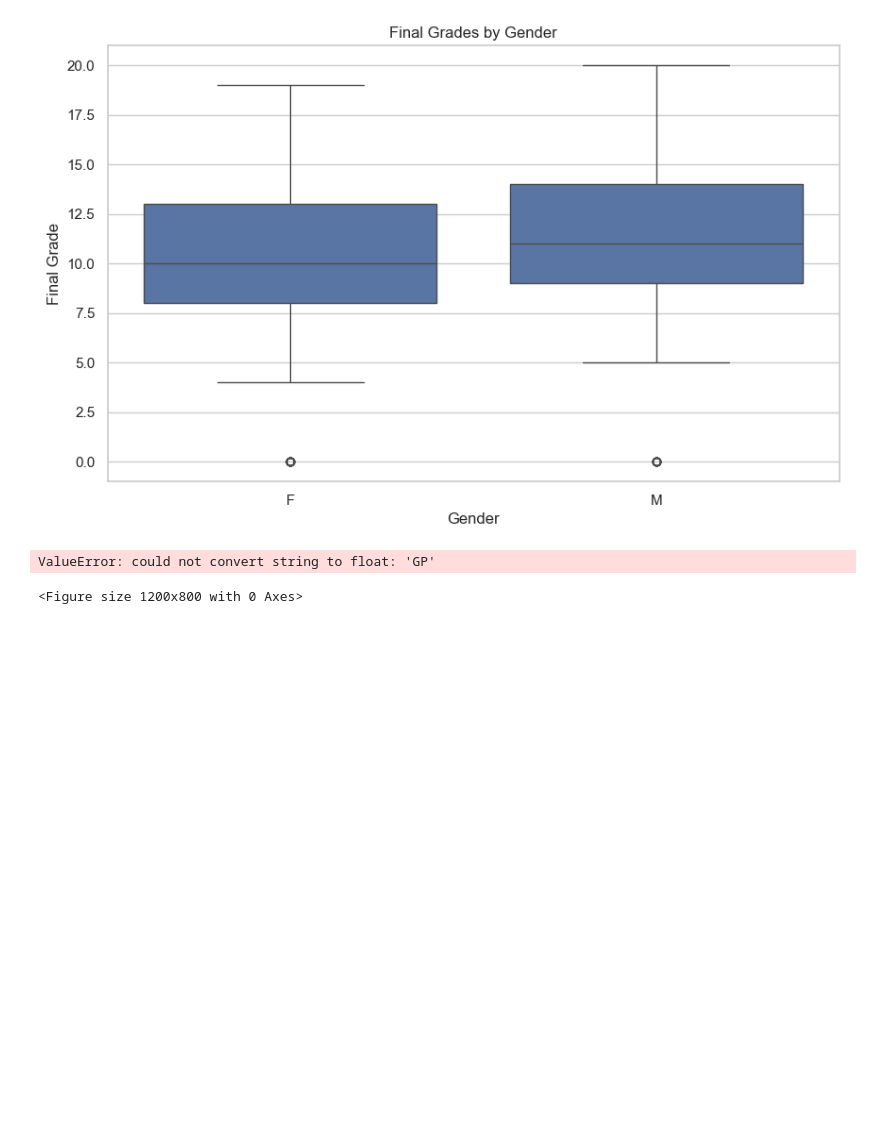
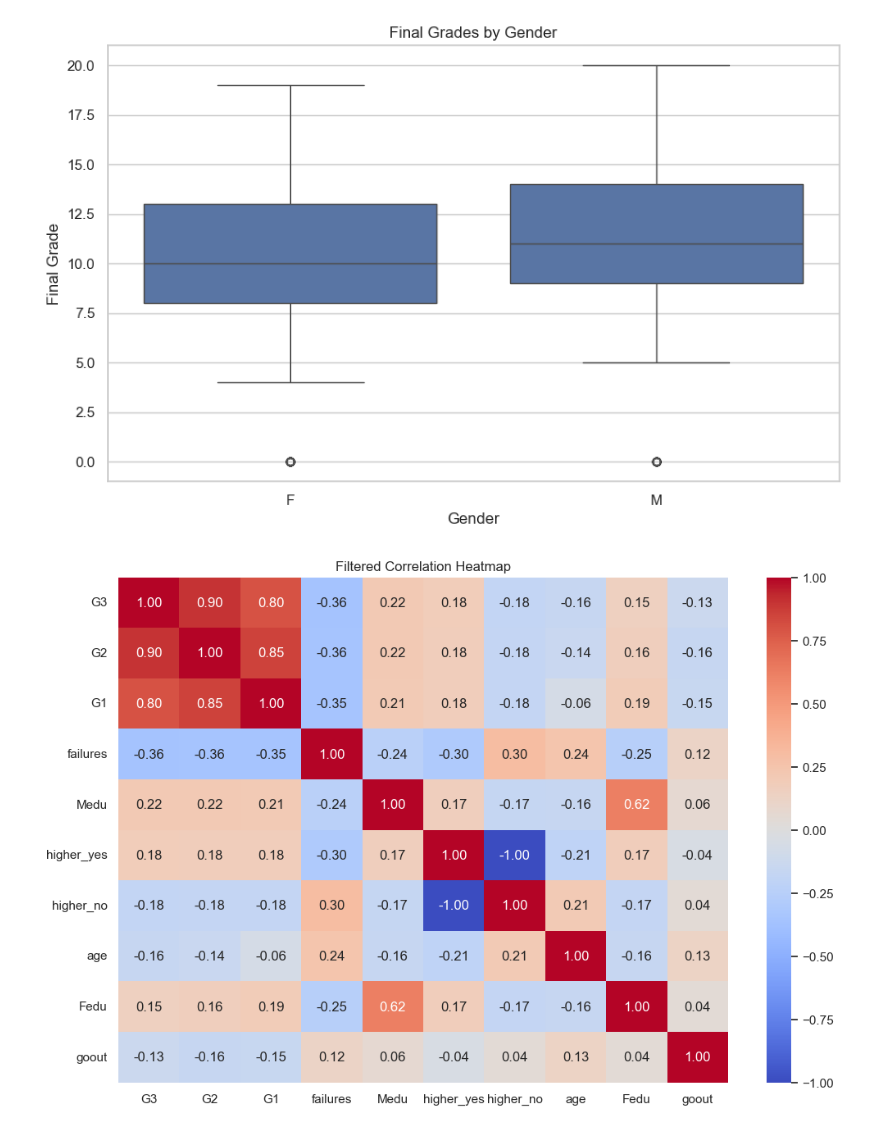
Before and after one commit to murhussain/school-ML-performance, a Jupyter notebook: school_performance.ipynb, the cells around one changed output. Cells and saved outputs as stored; diff of their text form; code cells hidden in the pictures; blank space fills up the shorter version.

Commit message:
Done with selecting best features from data set and determining the corrections matrix between them based on the final grades

```diff
--- a/school_performance.ipynb
+++ b/school_performance.ipynb
@@ -9,7 +9,9 @@ import seaborn as sns
 # %%
 # Load the dataset
 data = pd.read_csv('student-mat.csv', delimiter=';')
+# Encode categorical variables using one-hot encoding
+data_encoded = pd.get_dummies(data)
 
-# Display the first few rows to ensure the data is split correctly
-print(data.head())
+# Display the first few rows to ensure encoding is done correctly
+print(data_encoded.head())
 # %% [output]
@@ -104,11 +137,25 @@ plt.show()
 # %% [output]
 [figure]
 # %%
-# Correlation heatmap
+"""
+    1. Compute the correlation matrix
+    2. Extract the correlation of each feature with the final grade (G3)
+    3. Select the top features correlated with G3
+    4. Filter the correlation matrix to include only the top features
+    5. Plot the filtered correlation heatmap
+"""
+
+correlation_matrix = data_encoded.corr()
+
+correlation_with_g3 = correlation_matrix['G3'].abs().sort_values(ascending=False)
+
+top_features = correlation_with_g3.index[:10]
+
+filtered_correlation_matrix = data_encoded[top_features].corr()
+
 plt.figure(figsize=(12, 8))
-sns.heatmap(data.corr(), annot=True, cmap='coolwarm', fmt=".2f")
-plt.title('Correlation Heatmap')
+sns.heatmap(filtered_correlation_matrix, annot=True, cmap='coolwarm', fmt=".2f")
+plt.title('Filtered Correlation Heatmap')
 plt.show()
 # %% [output]
-ValueError: could not convert string to float: 'GP'
-<Figure size 1200x800 with 0 Axes>
+[figure, added]
```
Also changed, not shown: parts of 8 cells of this notebook.
